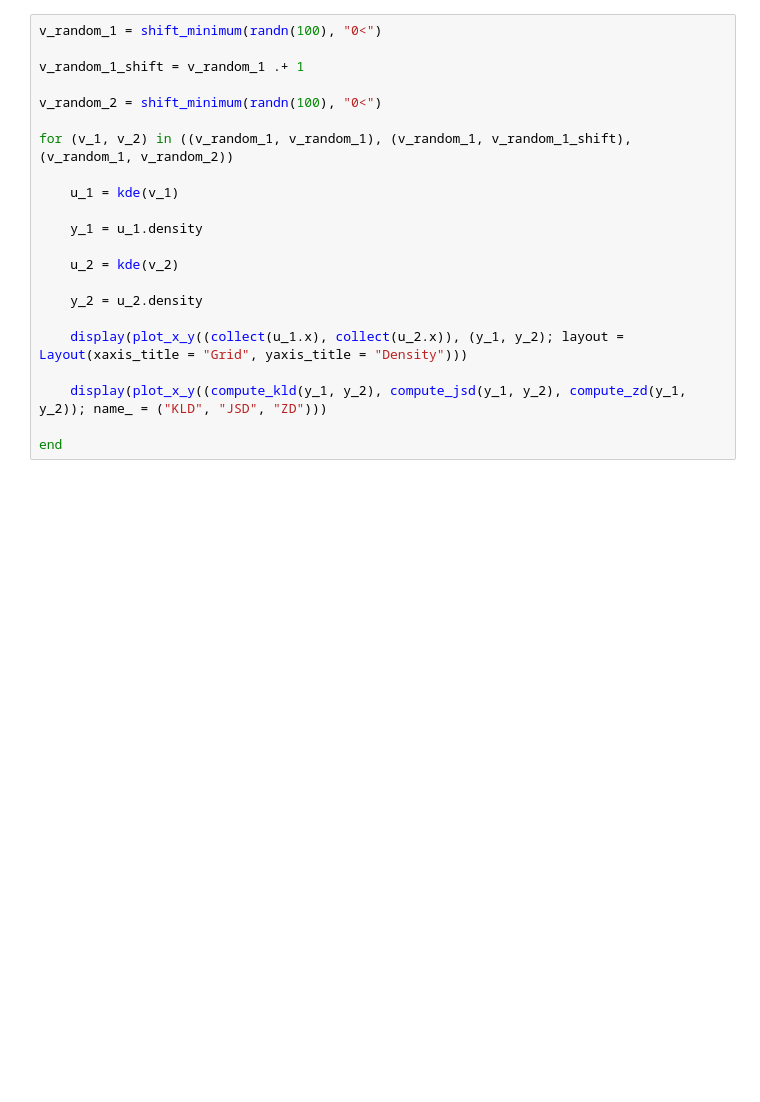
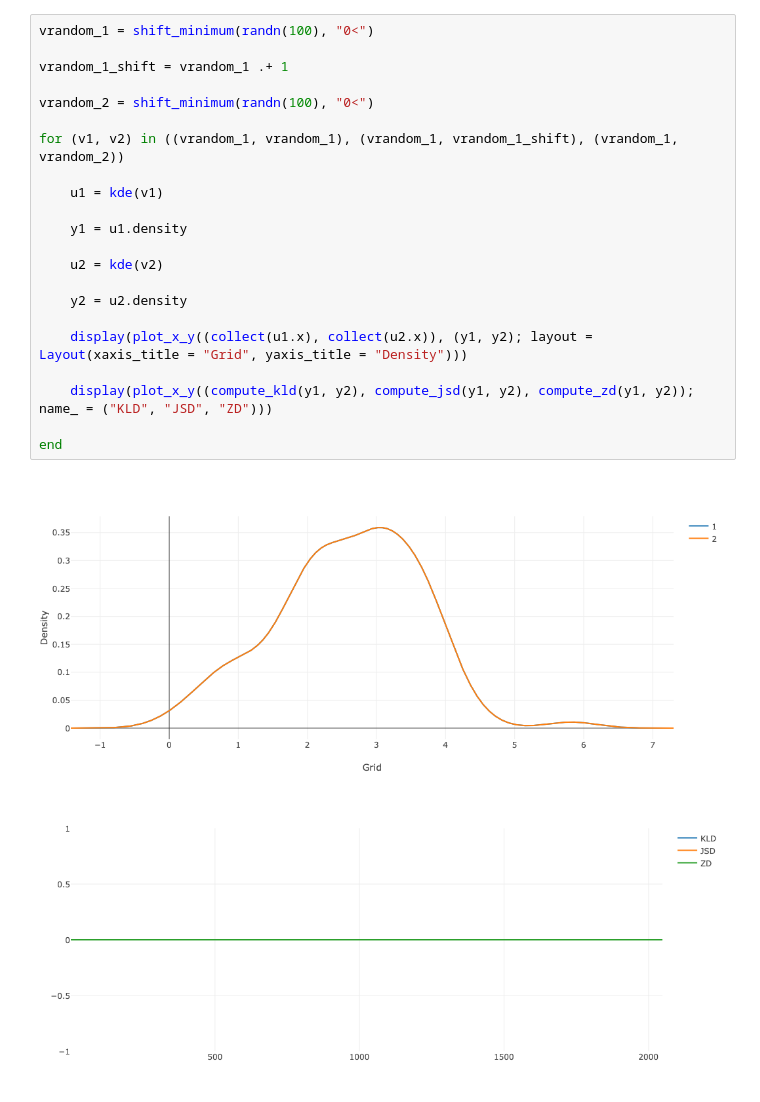
Before and after one commit to KwatME/Information.jl, a Jupyter notebook: notebook/example.ipynb, the cells around one changed output. Saved outputs shown, nothing was run; the diff lists cells and outputs as text; blank space fills up the shorter version.

```diff
--- a/notebook/example.ipynb
+++ b/notebook/example.ipynb
@@ -19,22 +31,25 @@ end
 # %%
-v_random_1 = shift_minimum(randn(100), "0<")
+vrandom_1 = shift_minimum(randn(100), "0<")
 
-v_random_1_shift = v_random_1 .+ 1
+vrandom_1_shift = vrandom_1 .+ 1
 
-v_random_2 = shift_minimum(randn(100), "0<")
+vrandom_2 = shift_minimum(randn(100), "0<")
 
-for (v_1, v_2) in ((v_random_1, v_random_1), (v_random_1, v_random_1_shift), (v_random_1, v_random_2))
+for (v1, v2) in ((vrandom_1, vrandom_1), (vrandom_1, vrandom_1_shift), (vrandom_1, vrandom_2))
 
-    u_1 = kde(v_1)
+    u1 = kde(v1)
 
-    y_1 = u_1.density
+    y1 = u1.density
 
-    u_2 = kde(v_2)
+    u2 = kde(v2)
 
-    y_2 = u_2.density
+    y2 = u2.density
 
-    display(plot_x_y((collect(u_1.x), collect(u_2.x)), (y_1, y_2); layout = Layout(xaxis_title = "Grid", yaxis_title = "Density")))
+    display(plot_x_y((collect(u1.x), collect(u2.x)), (y1, y2); layout = Layout(xaxis_title = "Grid", yaxis_title = "Density")))
 
-    display(plot_x_y((compute_kld(y_1, y_2), compute_jsd(y_1, y_2), compute_zd(y_1, y_2)); name_ = ("KLD", "JSD", "ZD")))
+    display(plot_x_y((compute_kld(y1, y2), compute_jsd(y1, y2), compute_zd(y1, y2)); name_ = ("KLD", "JSD", "ZD")))
 
 end
+# %% [output]
+[figure, added]
+[figure, added]
```
Also changed, not shown: parts of 10 cells of this notebook, 6 other files.
